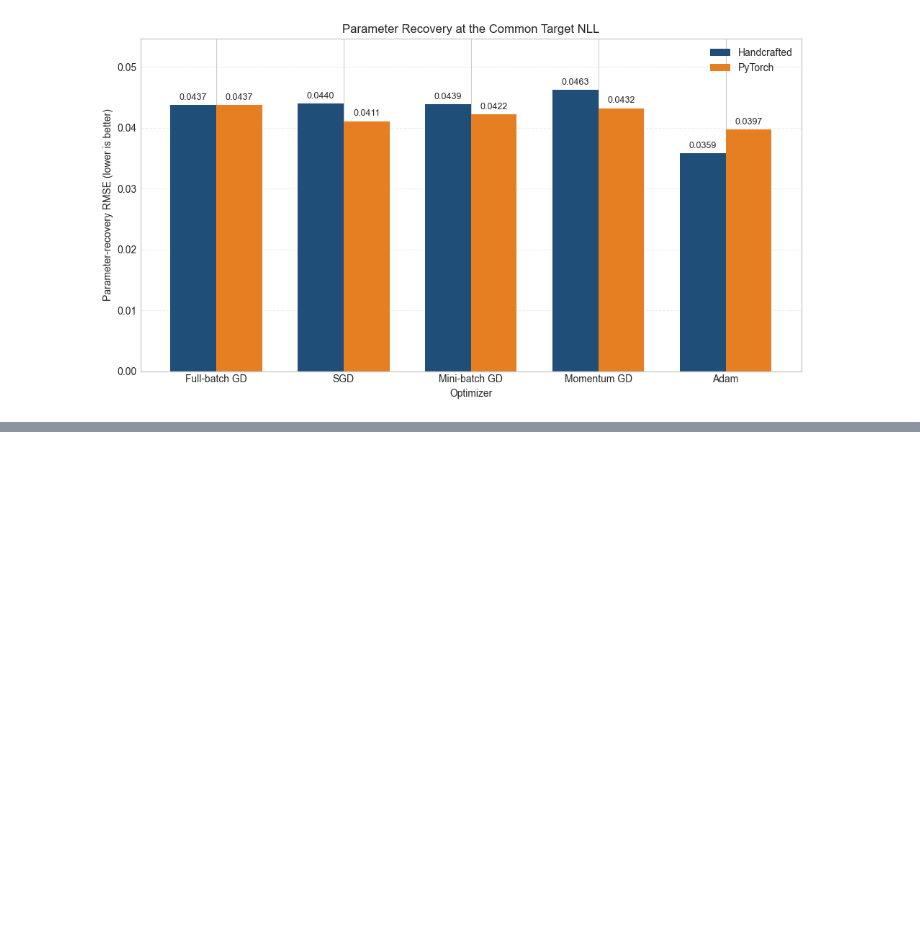
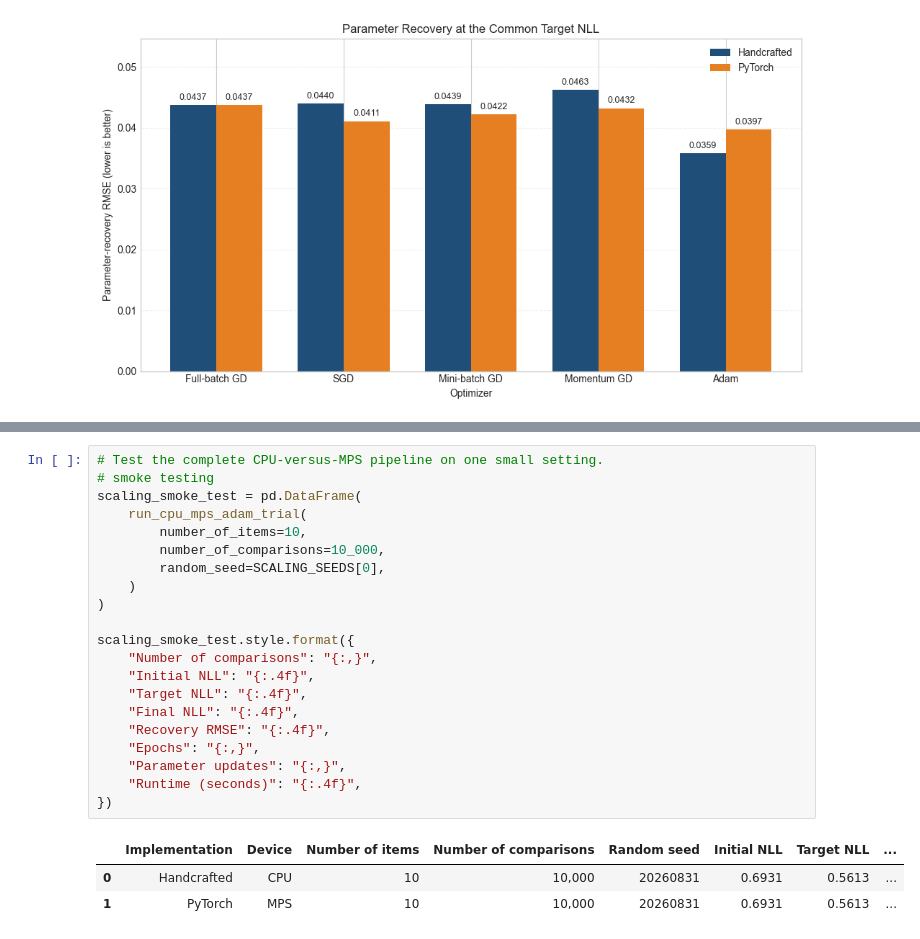
Before and after one commit to rbhdsks/Learning-from-Comparison-Data-Master-Thesis-Project-, a Jupyter notebook: notebooks/experiments/Bradley_Terry_Model/04_BradleyTerry_MLE_Optimizations.ipynb, the cells around one changed output, grey strips where cells are left out. Drawn from its saved outputs; the diff is of its cells as text; blank space fills up the shorter version.

```diff
--- a/notebooks/experiments/Bradley_Terry_Model/04_BradleyTerry_MLE_Optimizations.ipynb
+++ b/notebooks/experiments/Bradley_Terry_Model/04_BradleyTerry_MLE_Optimizations.ipynb
@@ -2826,0 +3063,25 @@ plt.show()
+# %%
+# Test the complete CPU-versus-MPS pipeline on one small setting.
+# smoke testing
+scaling_smoke_test = pd.DataFrame(
+    run_cpu_mps_adam_trial(
+        number_of_items=10,
+        number_of_comparisons=10_000,
+        random_seed=SCALING_SEEDS[0],
+    )
+)
+
+scaling_smoke_test.style.format({
+    "Number of comparisons": "{:,}",
+    "Initial NLL": "{:.4f}",
+    "Target NLL": "{:.4f}",
+    "Final NLL": "{:.4f}",
+    "Recovery RMSE": "{:.4f}",
+    "Epochs": "{:,}",
+    "Parameter updates": "{:,}",
+    "Runtime (seconds)": "{:.4f}",
+})
+# %% [output]
+|  | Implementation | Device | Number of items | Number of comparisons | Random seed | Initial NLL | Target NLL | ... |
+| 0 | Handcrafted | CPU | 10 | 10,000 | 20260831 | 0.6931 | 0.5613 | ... |
+| 1 | PyTorch | MPS | 10 | 10,000 | 20260831 | 0.6931 | 0.5613 | ... |
```
Also changed, not shown: parts of 25 cells of this notebook.
